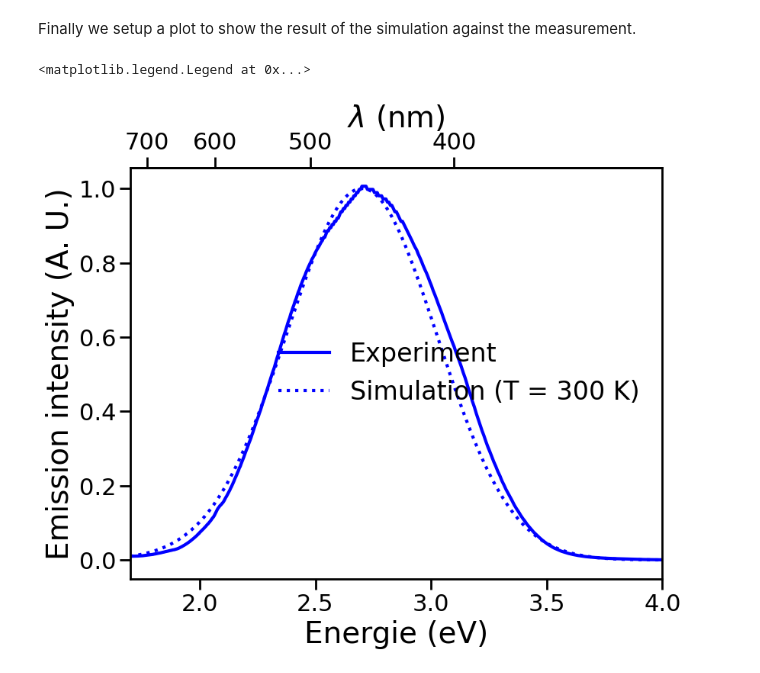
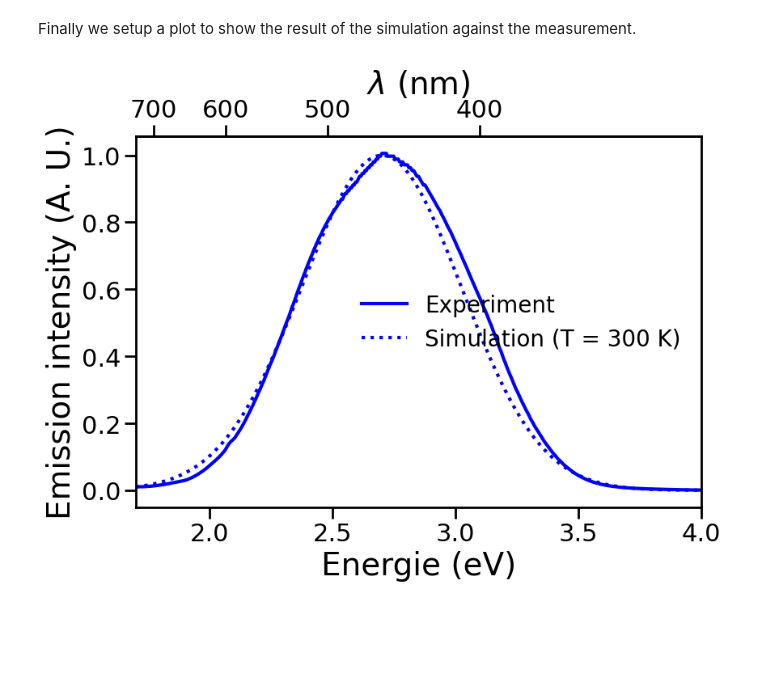
Before and after one commit to PyDEF/hylight, a Jupyter notebook: docs_src/tutorial/tutorial.ipynb, the cells around one changed output. Saved outputs shown, nothing was run; the diff lists cells and outputs as text; code cells hidden in the pictures; blank space fills up the shorter version.

```diff
--- a/docs_src/tutorial/tutorial.ipynb
+++ b/docs_src/tutorial/tutorial.ipynb
@@ -123,9 +123,8 @@ fig.set_size_inches((9, 7))
 # %%
 from hylight.guess_width import guess_width, OmegaEff, ExPES
 
-
-width = guess_width(outcar, (poscar_gs, poscar_es), fc_shift_gs, fc_shift_es, 300, omega_eff_type=OmegaEff.FC_MEAN, ex_pes=ExPES.ISO_SCALE)
-print(width)
+width = guess_width(outcar, (poscar_gs, poscar_es), fc_shift_gs, fc_shift_es, T, omega_eff_type=OmegaEff.FC_MEAN, ex_pes=ExPES.ISO_SCALE)
+print(f"Guessed line FWHM = {width*1e3:0.1f} meV")
 # %% [output]
 Using a Gaussian line shape.
 S = 10.055832452822724
@@ -154,21 +153,22 @@ Finally we setup a plot to show the result of the simulation against the measure
 # %%
 plt.figure(figsize=(9, 7))
 
 e, sp = e[1:], sp[1:]
 exp_e, exp_i = exp_e[1:], exp_i[1:]
 plt.plot(exp_e, exp_i, "b", lw=3, label="Experiment")
 plt.plot(e, sp, ":", color="b", lw=3, label=f"Simulation (T = {T} K)")
 
 plt.xlim(1.7, 4)
 plt.xlabel("Energie (eV)")
 plt.ylabel("Emission intensity (A. U.)")
 
 ax = plt.gca()
 np.seterr(divide='ignore')  # there is a division by zero occuring in the next line but it is irrelevant for our xlim
 secax = ax.secondary_xaxis('top', functions=(lambda x: eV1_in_nm / x, lambda x: eV1_in_nm / x))
 secax.set_xlabel("$\lambda$ (nm)")
 
-plt.legend(prop={"size": 24})
+plt.tight_layout()
+leg = plt.legend(prop={"size": 20})
+plt.savefig("bzo_spectra.png")
 # %% [output]
-<matplotlib.legend.Legend at 0x...>
-[figure, old version]
+[figure, new version]
```
Also changed, not shown: parts of 2 cells of this notebook, 39 other files.
